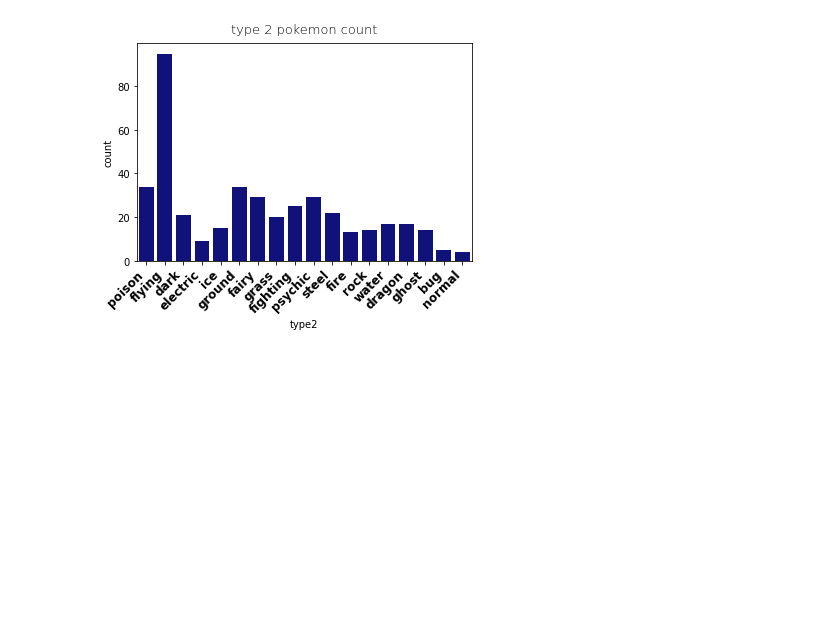
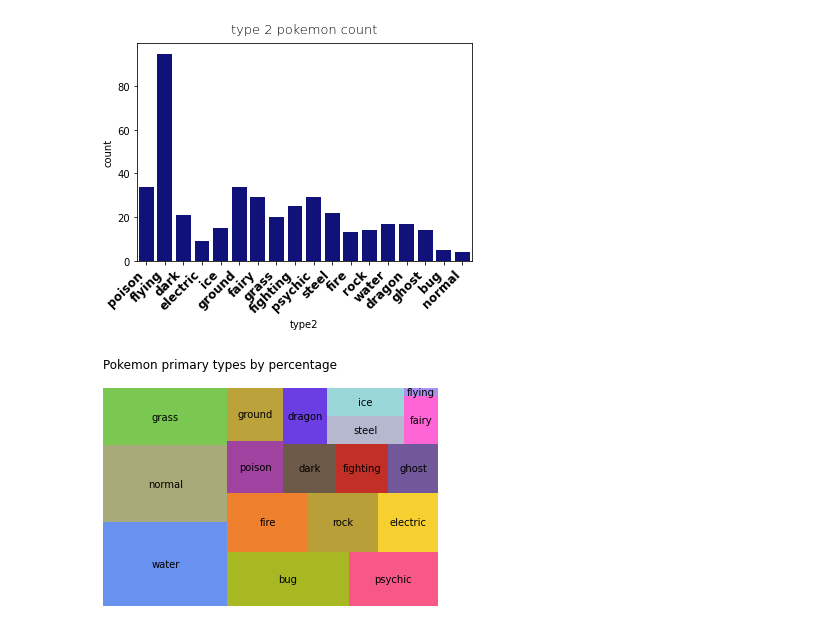
Before and after one commit to zacker232423/Pokemon-Project, a Jupyter notebook: pokemon.ipynb, the cells around one changed output. Cells and saved outputs as stored; diff of their text form; code cells hidden in the pictures; blank space fills up the shorter version.

```diff
--- a/pokemon.ipynb
+++ b/pokemon.ipynb
@@ -90,0 +112,15 @@ Text(0.5, 1.0, 'type 2 pokemon count')
+# %%
+type1_value_counts = pokemon_df['type1'].value_counts()
+# %%
+palette = ['#6991F0', '#A8AA79', '#7AC852', '#A7B822', '#F85887', '#EF812E', '#B99F38', '#F6D030', '#A0429F',
+           '#BCA23B', '#6D5947', '#C12F27', '#70589A', '#6B3EE3', '#B6B8D0', '#9AD7D9', '#FF65D5', '#A991F0']
+ax = squarify.plot(type1_value_counts,
+              label=type1_value_counts.index,
+              color=palette,
+              pad=0,
+              text_kwargs={'fontsize': 10 , 'color': 'black'})
+ax.set_title('Pokemon primary types by percentage ', loc='left', pad=20)
+ax.figure
+plt.axis('off');
+# %% [output]
+[figure, added]
```
Also changed, not shown: parts of 6 cells of this notebook.
